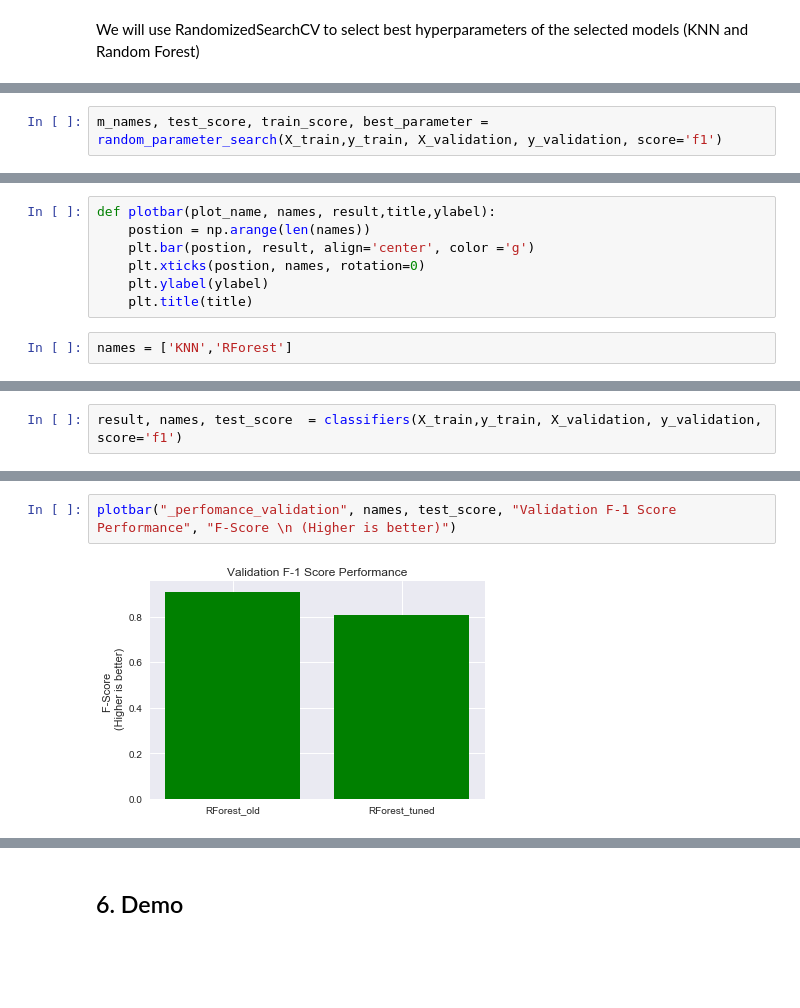
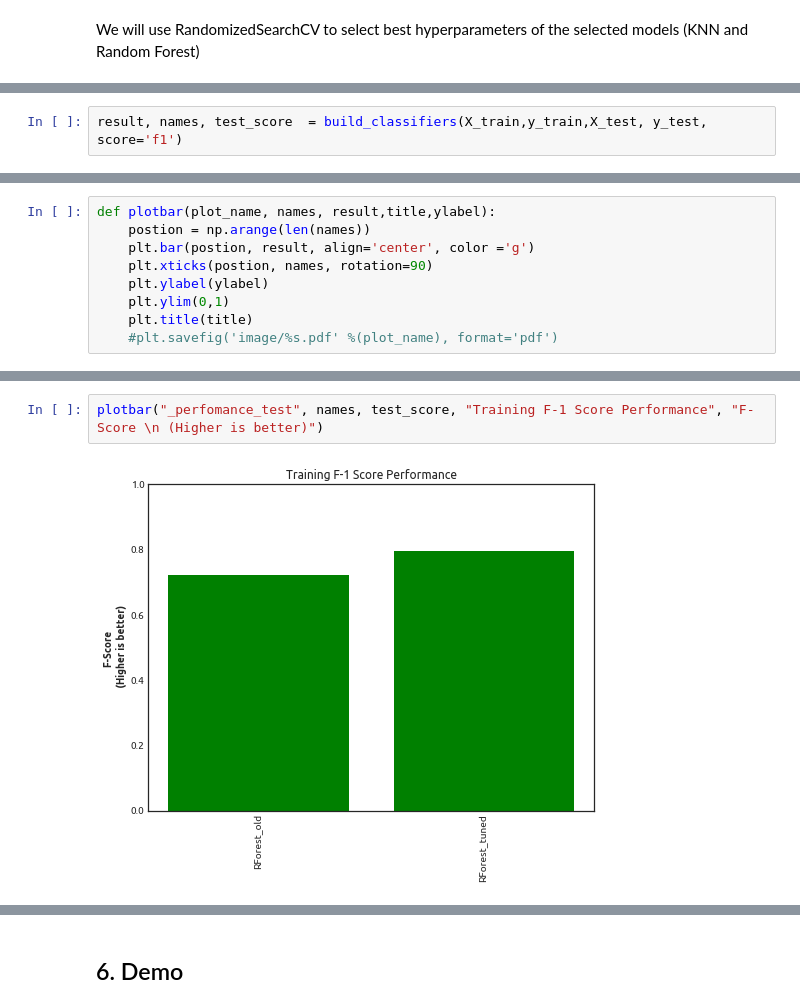
Before and after one commit to neylicious/python4MachineLearning-NMAIST, a Jupyter notebook: notebook/Grid Search and Model Evaluation.ipynb, the cells around one changed output, grey strips where cells are left out. Cells and saved outputs as stored; diff of their text form; blank space fills up the shorter version.

```diff
--- a/notebook/Grid Search and Model Evaluation.ipynb
+++ b/notebook/Grid Search and Model Evaluation.ipynb
@@ -255,3 +180,3 @@ def random_parameter_search(X_train,y_train, X_test, y_test, score='f1'):
 # %%
-m_names, test_score, train_score, best_parameter = random_parameter_search(X_train,y_train, X_validation, y_validation, score='f1')
+result, names, test_score  = build_classifiers(X_train,y_train,X_test, y_test, score='f1')
 # %% [output]
@@ -261,8 +186,8 @@ Run 1 model: Random Forest
 def plotbar(plot_name, names, result,title,ylabel):
     postion = np.arange(len(names))
     plt.bar(postion, result, align='center', color ='g')
-    plt.xticks(postion, names, rotation=0)
+    plt.xticks(postion, names, rotation=90)
     plt.ylabel(ylabel)
+    plt.ylim(0,1)
     plt.title(title)
+    #plt.savefig('image/%s.pdf' %(plot_name), format='pdf')
-# %%
-names = ['KNN','RForest']
@@ -334,2 +193,0 @@ def classifiers(X_train, y_train, X_validation, y_validation, score='f1'):
-# %%
-result, names, test_score  = classifiers(X_train,y_train, X_validation, y_validation, score='f1')
@@ -345,4 +198,4 @@ plotbar("_perfomance_training", names, result, "Training F-1 Score Performance",
 # %%
-plotbar("_perfomance_validation", names, test_score, "Validation F-1 Score Performance", "F-Score \n (Higher is better)")
+plotbar("_perfomance_test", names, test_score, "Training F-1 Score Performance", "F-Score \n (Higher is better)")
 # %% [output]
-[figure, old version]
+[figure, new version]
```
Also changed, not shown: parts of 48 cells of this notebook, 4 other files.
